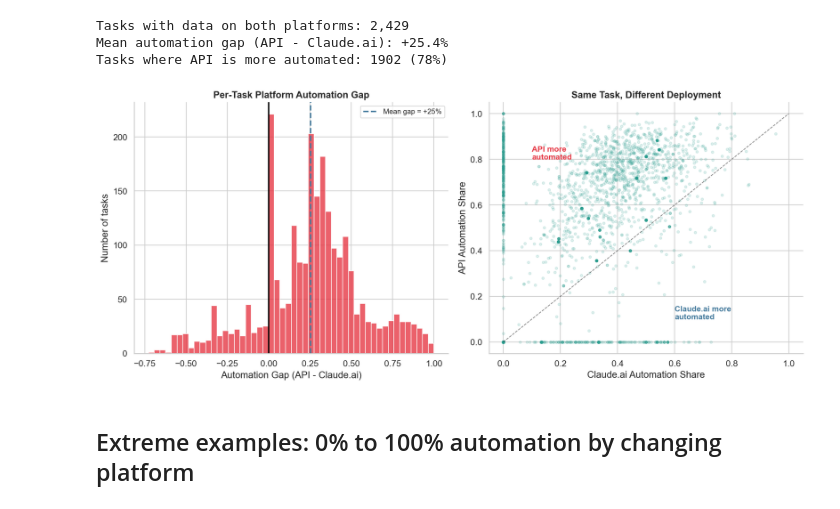
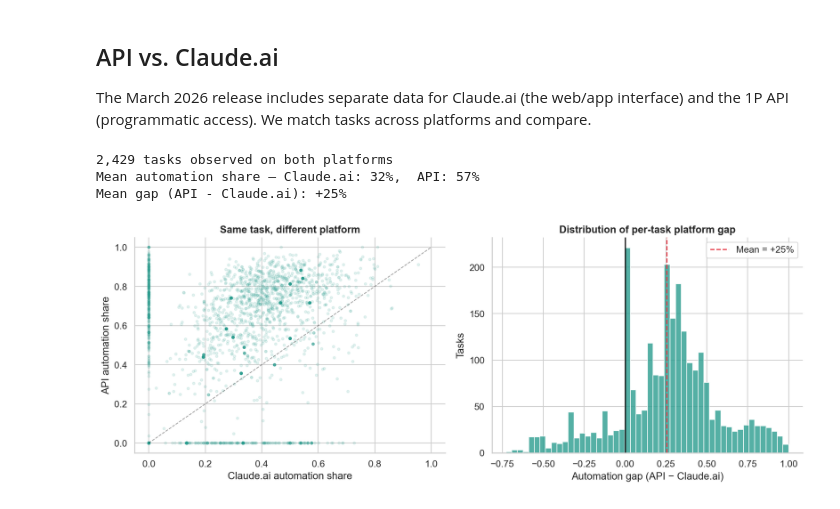
Before and after one commit to alvinekelund/what-predicts-ai-automation, a Jupyter notebook: notebooks/03_task_level_analysis.ipynb, the cells around one changed output. Saved outputs shown, nothing was run; the diff lists cells and outputs as text; code cells hidden in the pictures.

```diff
--- a/notebooks/03_task_level_analysis.ipynb
+++ b/notebooks/03_task_level_analysis.ipynb
@@ -30,43 +27,41 @@ C = {'auto': '#E63946', 'aug': '#457B9D', 'accent': '#F4A261', 'teal': '#2A9D8F'
+# %% [markdown]
+## API vs. Claude.ai
+
+The March 2026 release includes separate data for Claude.ai (the web/app interface) and the 1P API (programmatic access). We match tasks across platforms and compare.
 # %%
 gap = compute_platform_gap()
-print(f'Tasks with data on both platforms: {len(gap):,}')
-print(f'Mean automation gap (API - Claude.ai): {gap["automation_gap"].mean():+.1%}')
-print(f'Tasks where API is more automated: {(gap["automation_gap"] > 0).sum()} ({(gap["automation_gap"] > 0).mean():.0%})')
+print(f'{len(gap):,} tasks observed on both platforms')
+print(f'Mean automation share — Claude.ai: {gap["automation_share"].mean():.0%},  API: {gap["automation_share_api"].mean():.0%}')
+print(f'Mean gap (API - Claude.ai): {gap["automation_gap"].mean():+.0%}')
 # %% [output]
-Tasks with data on both platforms: 2,429
-Mean automation gap (API - Claude.ai): +25.4%
-Tasks where API is more automated: 1902 (78%)
+2,429 tasks observed on both platforms
+Mean automation share — Claude.ai: 32%,  API: 57%
+Mean gap (API - Claude.ai): +25%
-# %%
-fig, axes = plt.subplots(1, 2, figsize=(14, 6))
-
-# Left: distribution of gaps
-ax = axes[0]
-ax.hist(gap['automation_gap'], bins=50, color=C['auto'], alpha=0.8, edgecolor='white')
-ax.axvline(0, color='black', linewidth=2)
-ax.axvline(gap['automation_gap'].mean(), color=C['aug'], linestyle='--', linewidth=2,
-           label=f"Mean gap = {gap['automation_gap'].mean():+.0%}")
-ax.set_xlabel('Automation Gap (API - Claude.ai)')
-ax.set_ylabel('Number of tasks')
-ax.set_title('Per-Task Platform Automation Gap', fontweight='bold')
-ax.legend(fontsize=10)
-
-# Right: scatter
-ax = axes[1]
-ax.scatter(gap['automation_share'], gap['automation_share_api'],
-           alpha=0.15, s=12, color=C['teal'])
-ax.plot([0, 1], [0, 1], '--', color='black', linewidth=1, alpha=0.5)
-ax.set_xlabel('Claude.ai Automation Share')
-ax.set_ylabel('API Automation Share')
-ax.set_title('Same Task, Different Deployment', fontweight='bold')
-ax.annotate('API more\nautomated', xy=(0.1, 0.8), fontsize=11, color=C['auto'], fontweight='bold')
-ax.annotate('Claude.ai more\nautomated', xy=(0.6, 0.1), fontsize=11, color=C['aug'], fontweight='bold')
-
-sns.despine()
-plt.tight_layout()
-plt.savefig('../figures/08_platform_divergence.png', bbox_inches='tight')
-plt.show()
-# %% [output]
-[figure, removed]
-# %% [markdown]
-## Extreme examples: 0% to 100% automation by changing platform
+# %%
+fig, axes = plt.subplots(1, 2, figsize=(13, 5))
+
+ax = axes[0]
+ax.scatter(gap['automation_share'], gap['automation_share_api'],
+           alpha=0.12, s=10, color='#2A9D8F')
+ax.plot([0, 1], [0, 1], '--', color='black', linewidth=1, alpha=0.4)
+ax.set_xlabel('Claude.ai automation share')
+ax.set_ylabel('API automation share')
+ax.set_title('Same task, different platform', fontweight='bold')
+
+ax = axes[1]
+ax.hist(gap['automation_gap'], bins=50, color='#2A9D8F', alpha=0.8, edgecolor='white')
+ax.axvline(0, color='black', linewidth=1.5)
+ax.axvline(gap['automation_gap'].mean(), color='#E63946', linestyle='--', linewidth=1.5,
+           label=f'Mean = {gap["automation_gap"].mean():+.0%}')
+ax.set_xlabel('Automation gap (API − Claude.ai)')
+ax.set_ylabel('Tasks')
+ax.set_title('Distribution of per-task platform gap', fontweight='bold')
+ax.legend()
+
+sns.despine()
+plt.tight_layout()
+plt.savefig('../figures/05_platform_gap.png', bbox_inches='tight')
+plt.show()
+# %% [output]
+[figure, added]
 # %%
```
Also changed, not shown: parts of 12 cells of this notebook, 25 other files.
